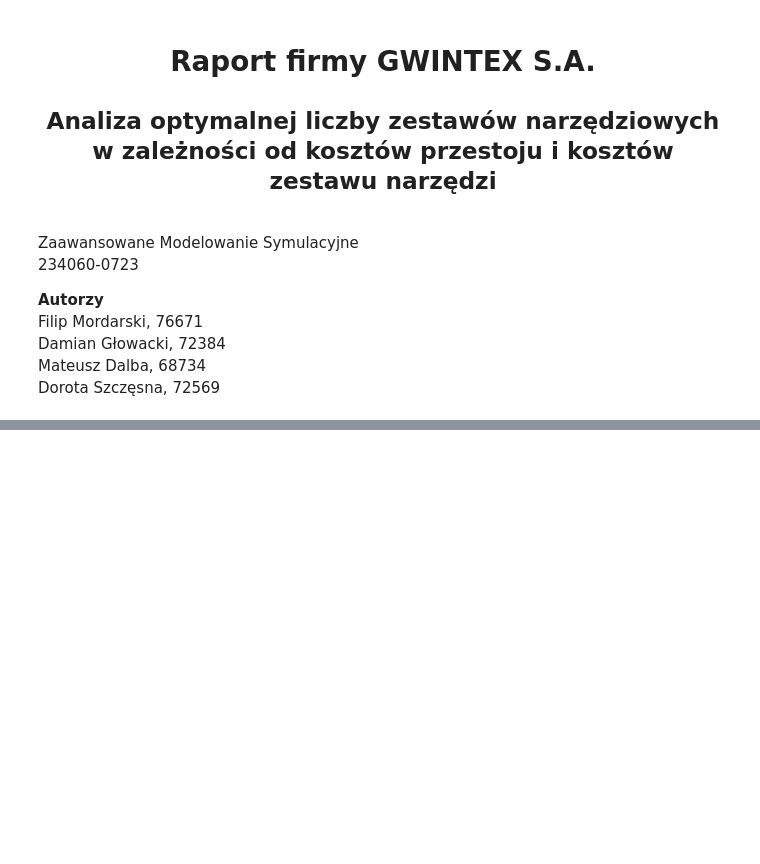
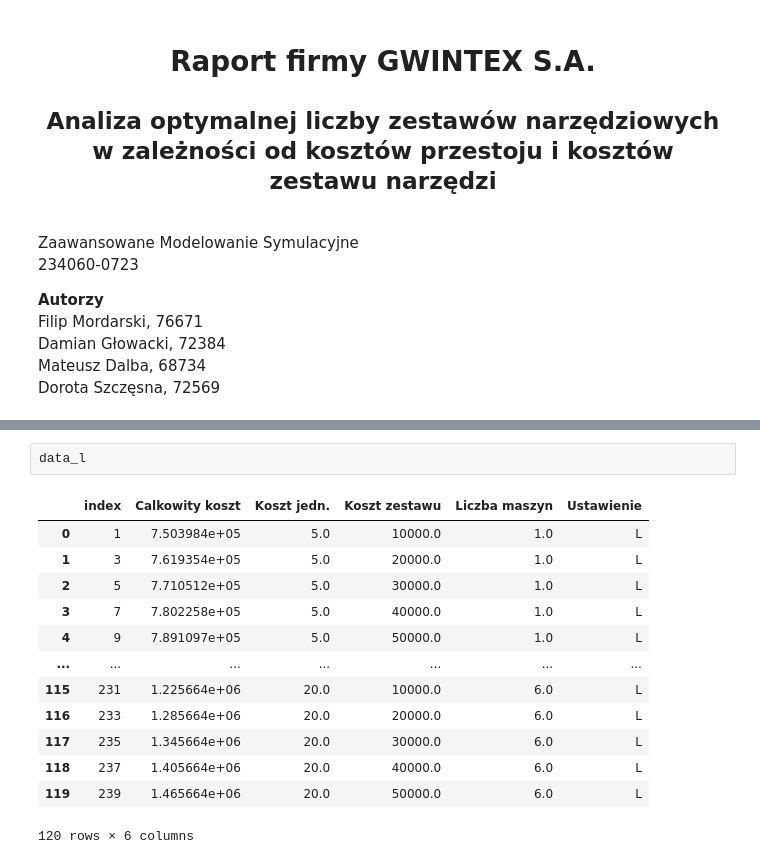
Before and after one commit to fmordarski/Gwintex, a Jupyter notebook: Raport_GWINTEX.ipynb, the cells around one changed output, grey strips where cells are left out. Saved outputs shown, nothing was run; the diff lists cells and outputs as text; blank space fills up the shorter version.

```diff
--- a/Raport_GWINTEX.ipynb
+++ b/Raport_GWINTEX.ipynb
@@ -200,0 +252,16 @@ run_model(iterations, horizon, avg_working_time, avg_repair_time, n, m, "G", c,
+# %%
+data_l
+# %% [output]
+|  | index | Calkowity koszt | Koszt jedn. | Koszt zestawu | Liczba maszyn | Ustawienie |
+| 0 | 1 | 7.503984e+05 | 5.0 | 10000.0 | 1.0 | L |
+| 1 | 3 | 7.619354e+05 | 5.0 | 20000.0 | 1.0 | L |
+| 2 | 5 | 7.710512e+05 | 5.0 | 30000.0 | 1.0 | L |
+| 3 | 7 | 7.802258e+05 | 5.0 | 40000.0 | 1.0 | L |
+| 4 | 9 | 7.891097e+05 | 5.0 | 50000.0 | 1.0 | L |
+| ... | ... | ... | ... | ... | ... | ... |
+| 115 | 231 | 1.225664e+06 | 20.0 | 10000.0 | 6.0 | L |
+| 116 | 233 | 1.285664e+06 | 20.0 | 20000.0 | 6.0 | L |
+| 117 | 235 | 1.345664e+06 | 20.0 | 30000.0 | 6.0 | L |
+| 118 | 237 | 1.405664e+06 | 20.0 | 40000.0 | 6.0 | L |
+| 119 | 239 | 1.465664e+06 | 20.0 | 50000.0 | 6.0 | L |
+120 rows × 6 columns
```
Also changed, not shown: parts of 8 cells of this notebook.
